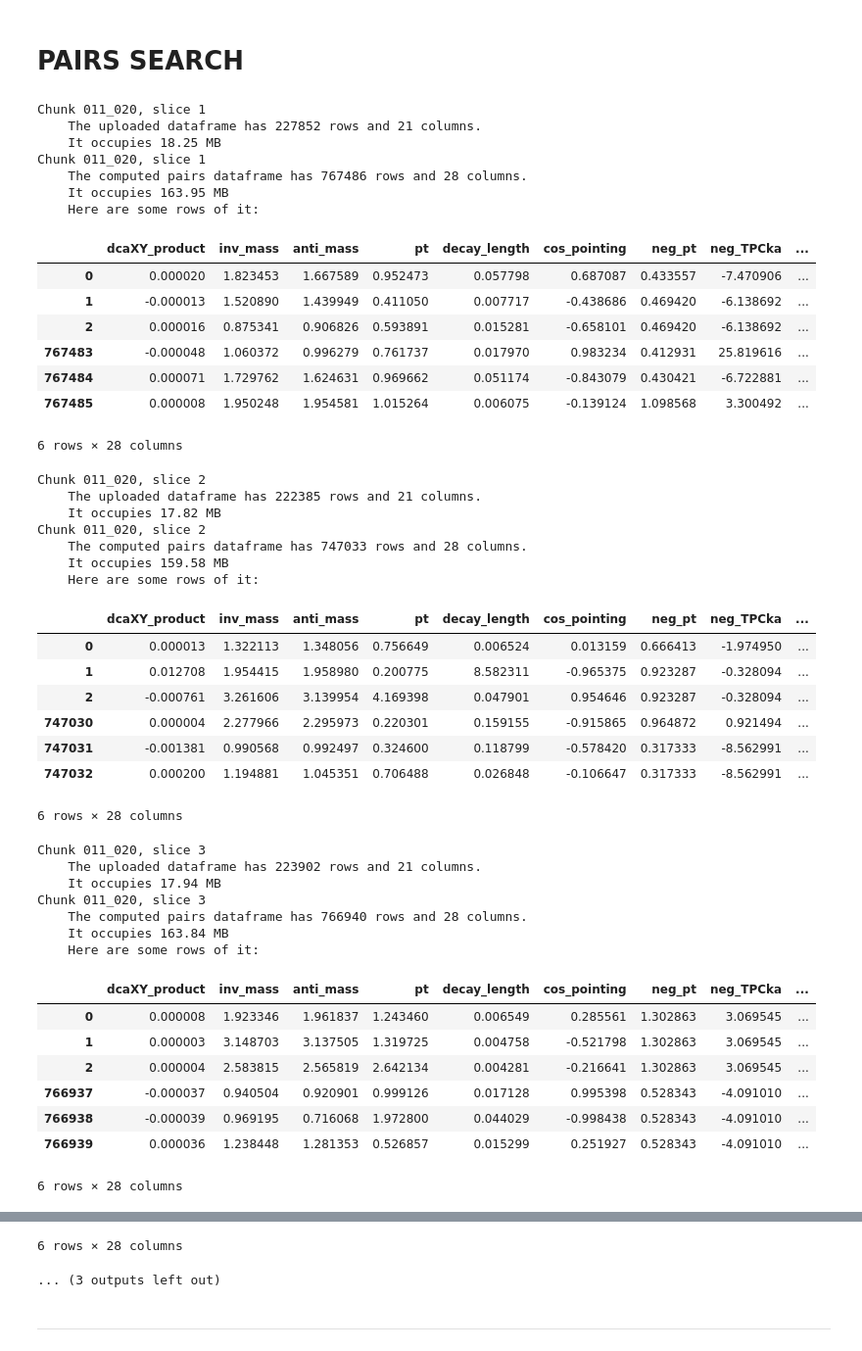
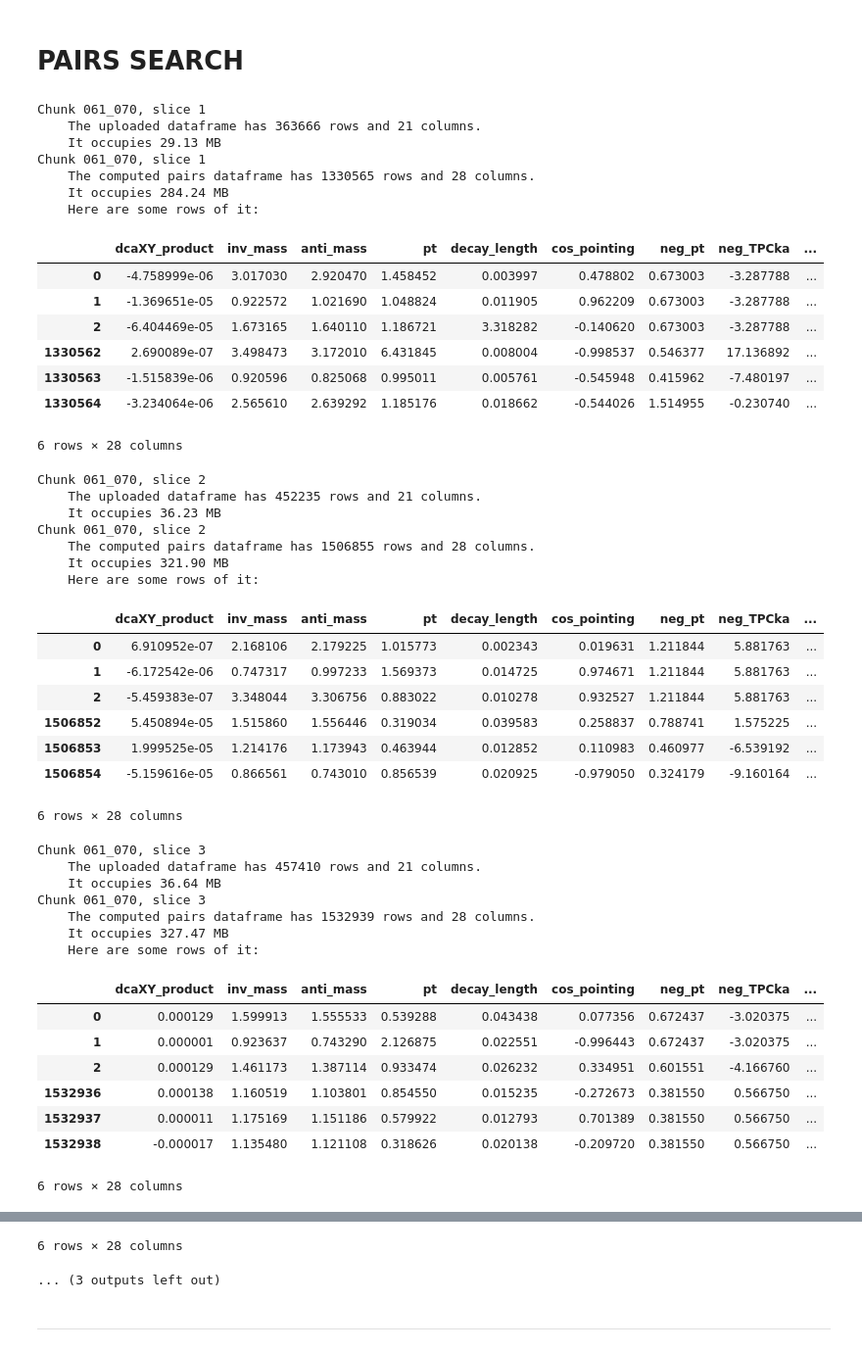
Before and after one commit to LeoPi314/LCPB_Project, a Jupyter notebook: MC_pairs_all.ipynb, the cells around one changed output, grey strips where cells are left out. Shown at 98% size. Saved outputs shown, nothing was run; the diff lists cells and outputs as text; code cells hidden in the pictures.

```diff
--- a/MC_pairs_all.ipynb
+++ b/MC_pairs_all.ipynb
@@ -55,7 +55,7 @@ ls "../../mnt/SingleTrackTrees/Simulation/alice_sim_2024_LHC24h1_1_536237_AOD"
 # %%
 base_path = "../../mnt/SingleTrackTrees/Simulation/alice_sim_2024_LHC24h1_1_536237_AOD"
 # which_chunk = ["001_010", "011_020", "021_030", "031_040", "041_050", "051_060", "061_070", "071_080", "081_090", "091_100" ]
-which_chunk = ["031_040"]
+which_chunk = ["061_070"]
 which_file = "AO2Dtree.root"
 # %%
 # already computed pairs:
@@ -393,7 +398,7 @@ for i_div, div in enumerate(all_divisions):         # cycle over n parts of the
             pos_TPCpi.append(row_pos["fNsigmaTPCpi"])
             pos_TOFpi.append(row_pos["fNsigmaTOFpi"])
             pos_fDcaXY.append(row_pos["fDcaXY"])
-            # # also cross-check over the other particles's variables (e.g. the TOFpi for a ka particle) (this lines are redundant I think)
+            # also cross-check over the other particles's variables (e.g. the TOFpi for a ka particle)
             neg_TPCpi.append(row_neg["fNsigmaTPCpi"])
             neg_TOFpi.append(row_neg["fNsigmaTOFpi"])
             pos_TPCka.append(row_pos["fNsigmaTPCka"])
@@ -449,73 +454,74 @@ for i_div, div in enumerate(all_divisions):         # cycle over n parts of the
         'pos_TPCka': pos_TPCka,
         'pos_TOFka': pos_TOFka,
         # MC info
         'track_pdg_pos': track_pdg_pos,
         'track_pdg_neg': track_pdg_neg,
         'mother_pdg_pos': mother_pdg_pos,
         'mother_pdg_neg': mother_pdg_neg,
         'beauty_pdg_pos': beauty_pdg_pos,
         'beauty_pdg_neg': beauty_pdg_neg,
         'mother_N_final_state_pos': mother_N_final_state_pos,
         'mother_N_final_state_neg': mother_N_final_state_neg,
         'mother_orig_ind_pos': mother_orig_ind_pos,
         'mother_orig_ind_neg': mother_orig_ind_neg,
     })
     # Debug
     print(f"Chunk {chunk}, slice {i_div+1}")
     print(f"    The computed pairs dataframe has {len(df_pairs)} rows and {len(df_pairs.columns)} columns.")
     memory = df_pairs.memory_usage(deep=True).sum() / (1024 ** 2)
     print(f"    It occupies {memory:.2f} MB")
     print(f"    Here are some rows of it:")
     # output example:
     display( pd.concat([df_pairs.head(3),df_pairs.tail(3)]) )
 
     # LET'S SAVE RESULTS:
     df_pairs.to_pickle(f"/mnt/FilterResults/pairs_with_all_variabs/mc_pairs_{chunk}_pt{i_div+1 + naming_offset}.pkl")
 
     del df_pairs
+    gc.collect()
 # %% [output]
-Chunk 011_020, slice 1
-    The uploaded dataframe has 227852 rows and 21 columns.
-    It occupies 18.25 MB
-Chunk 011_020, slice 1
-    The computed pairs dataframe has 767486 rows and 28 columns.
-    It occupies 163.95 MB
+Chunk 061_070, slice 1
+    The uploaded dataframe has 363666 rows and 21 columns.
+    It occupies 29.13 MB
+Chunk 061_070, slice 1
+    The computed pairs dataframe has 1330565 rows and 28 columns.
+    It occupies 284.24 MB
     Here are some rows of it:
 |  | dcaXY_product | inv_mass | anti_mass | pt | decay_length | cos_pointing | neg_pt | neg_TPCka | ... |
-| 0 | 0.000020 | 1.823453 | 1.667589 | 0.952473 | 0.057798 | 0.687087 | 0.433557 | -7.470906 | ... |
-| 1 | -0.000013 | 1.520890 | 1.439949 | 0.411050 | 0.007717 | -0.438686 | 0.469420 | -6.138692 | ... |
-| 2 | 0.000016 | 0.875341 | 0.906826 | 0.593891 | 0.015281 | -0.658101 | 0.469420 | -6.138692 | ... |
-| 767483 | -0.000048 | 1.060372 | 0.996279 | 0.761737 | 0.017970 | 0.983234 | 0.412931 | 25.819616 | ... |
-| 767484 | 0.000071 | 1.729762 | 1.624631 | 0.969662 | 0.051174 | -0.843079 | 0.430421 | -6.722881 | ... |
-| 767485 | 0.000008 | 1.950248 | 1.954581 | 1.015264 | 0.006075 | -0.139124 | 1.098568 | 3.300492 | ... |
+| 0 | -4.758999e-06 | 3.017030 | 2.920470 | 1.458452 | 0.003997 | 0.478802 | 0.673003 | -3.287788 | ... |
+| 1 | -1.369651e-05 | 0.922572 | 1.021690 | 1.048824 | 0.011905 | 0.962209 | 0.673003 | -3.287788 | ... |
+| 2 | -6.404469e-05 | 1.673165 | 1.640110 | 1.186721 | 3.318282 | -0.140620 | 0.673003 | -3.287788 | ... |
+| 1330562 | 2.690089e-07 | 3.498473 | 3.172010 | 6.431845 | 0.008004 | -0.998537 | 0.546377 | 17.136892 | ... |
+| 1330563 | -1.515839e-06 | 0.920596 | 0.825068 | 0.995011 | 0.005761 | -0.545948 | 0.415962 | -7.480197 | ... |
+| 1330564 | -3.234064e-06 | 2.565610 | 2.639292 | 1.185176 | 0.018662 | -0.544026 | 1.514955 | -0.230740 | ... |
 6 rows × 28 columns
-Chunk 011_020, slice 2
-    The uploaded dataframe has 222385 rows and 21 columns.
-    It occupies 17.82 MB
-Chunk 011_020, slice 2
-    The computed pairs dataframe has 747033 rows and 28 columns.
-    It occupies 159.58 MB
+Chunk 061_070, slice 2
+    The uploaded dataframe has 452235 rows and 21 columns.
+    It occupies 36.23 MB
+Chunk 061_070, slice 2
+    The computed pairs dataframe has 1506855 rows and 28 columns.
+    It occupies 321.90 MB
     Here are some rows of it:
 |  | dcaXY_product | inv_mass | anti_mass | pt | decay_length | cos_pointing | neg_pt | neg_TPCka | ... |
-| 0 | 0.000013 | 1.322113 | 1.348056 | 0.756649 | 0.006524 | 0.013159 | 0.666413 | -1.974950 | ... |
-| 1 | 0.012708 | 1.954415 | 1.958980 | 0.200775 | 8.582311 | -0.965375 | 0.923287 | -0.328094 | ... |
-| 2 | -0.000761 | 3.261606 | 3.139954 | 4.169398 | 0.047901 | 0.954646 | 0.923287 | -0.328094 | ... |
-| 747030 | 0.000004 | 2.277966 | 2.295973 | 0.220301 | 0.159155 | -0.915865 | 0.964872 | 0.921494 | ... |
-| 747031 | -0.001381 | 0.990568 | 0.992497 | 0.324600 | 0.118799 | -0.578420 | 0.317333 | -8.562991 | ... |
-| 747032 | 0.000200 | 1.194881 | 1.045351 | 0.706488 | 0.026848 | -0.106647 | 0.317333 | -8.562991 | ... |
+| 0 | 6.910952e-07 | 2.168106 | 2.179225 | 1.015773 | 0.002343 | 0.019631 | 1.211844 | 5.881763 | ... |
+| 1 | -6.172542e-06 | 0.747317 | 0.997233 | 1.569373 | 0.014725 | 0.974671 | 1.211844 | 5.881763 | ... |
+| 2 | -5.459383e-07 | 3.348044 | 3.306756 | 0.883022 | 0.010278 | 0.932527 | 1.211844 | 5.881763 | ... |
+| 1506852 | 5.450894e-05 | 1.515860 | 1.556446 | 0.319034 | 0.039583 | 0.258837 | 0.788741 | 1.575225 | ... |
+| 1506853 | 1.999525e-05 | 1.214176 | 1.173943 | 0.463944 | 0.012852 | 0.110983 | 0.460977 | -6.539192 | ... |
+| 1506854 | -5.159616e-05 | 0.866561 | 0.743010 | 0.856539 | 0.020925 | -0.979050 | 0.324179 | -9.160164 | ... |
 6 rows × 28 columns
-Chunk 011_020, slice 3
-    The uploaded dataframe has 223902 rows and 21 columns.
-    It occupies 17.94 MB
-Chunk 011_020, slice 3
-    The computed pairs dataframe has 766940 rows and 28 columns.
-    It occupies 163.84 MB
+Chunk 061_070, slice 3
+    The uploaded dataframe has 457410 rows and 21 columns.
+    It occupies 36.64 MB
+Chunk 061_070, slice 3
+    The computed pairs dataframe has 1532939 rows and 28 columns.
+    It occupies 327.47 MB
     Here are some rows of it:
 |  | dcaXY_product | inv_mass | anti_mass | pt | decay_length | cos_pointing | neg_pt | neg_TPCka | ... |
-| 0 | 0.000008 | 1.923346 | 1.961837 | 1.243460 | 0.006549 | 0.285561 | 1.302863 | 3.069545 | ... |
-| 1 | 0.000003 | 3.148703 | 3.137505 | 1.319725 | 0.004758 | -0.521798 | 1.302863 | 3.069545 | ... |
-| 2 | 0.000004 | 2.583815 | 2.565819 | 2.642134 | 0.004281 | -0.216641 | 1.302863 | 3.069545 | ... |
-| 766937 | -0.000037 | 0.940504 | 0.920901 | 0.999126 | 0.017128 | 0.995398 | 0.528343 | -4.091010 | ... |
-| 766938 | -0.000039 | 0.969195 | 0.716068 | 1.972800 | 0.044029 | -0.998438 | 0.528343 | -4.091010 | ... |
-| 766939 | 0.000036 | 1.238448 | 1.281353 | 0.526857 | 0.015299 | 0.251927 | 0.528343 | -4.091010 | ... |
+| 0 | 0.000129 | 1.599913 | 1.555533 | 0.539288 | 0.043438 | 0.077356 | 0.672437 | -3.020375 | ... |
+| 1 | 0.000001 | 0.923637 | 0.743290 | 2.126875 | 0.022551 | -0.996443 | 0.672437 | -3.020375 | ... |
+| 2 | 0.000129 | 1.461173 | 1.387114 | 0.933474 | 0.026232 | 0.334951 | 0.601551 | -4.166760 | ... |
+| 1532936 | 0.000138 | 1.160519 | 1.103801 | 0.854550 | 0.015235 | -0.272673 | 0.381550 | 0.566750 | ... |
+| 1532937 | 0.000011 | 1.175169 | 1.151186 | 0.579922 | 0.012793 | 0.701389 | 0.381550 | 0.566750 | ... |
+| 1532938 | -0.000017 | 1.135480 | 1.121108 | 0.318626 | 0.020138 | -0.209720 | 0.381550 | 0.566750 | ... |
 6 rows × 28 columns
```
Also changed, not shown: parts of 4 cells of this notebook.
